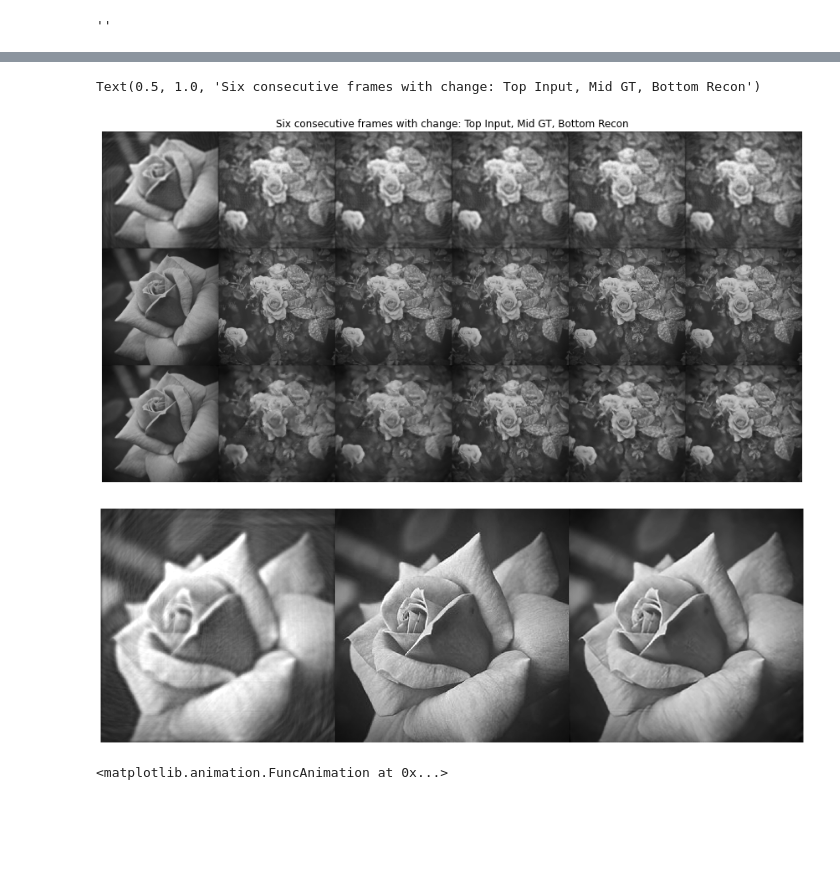
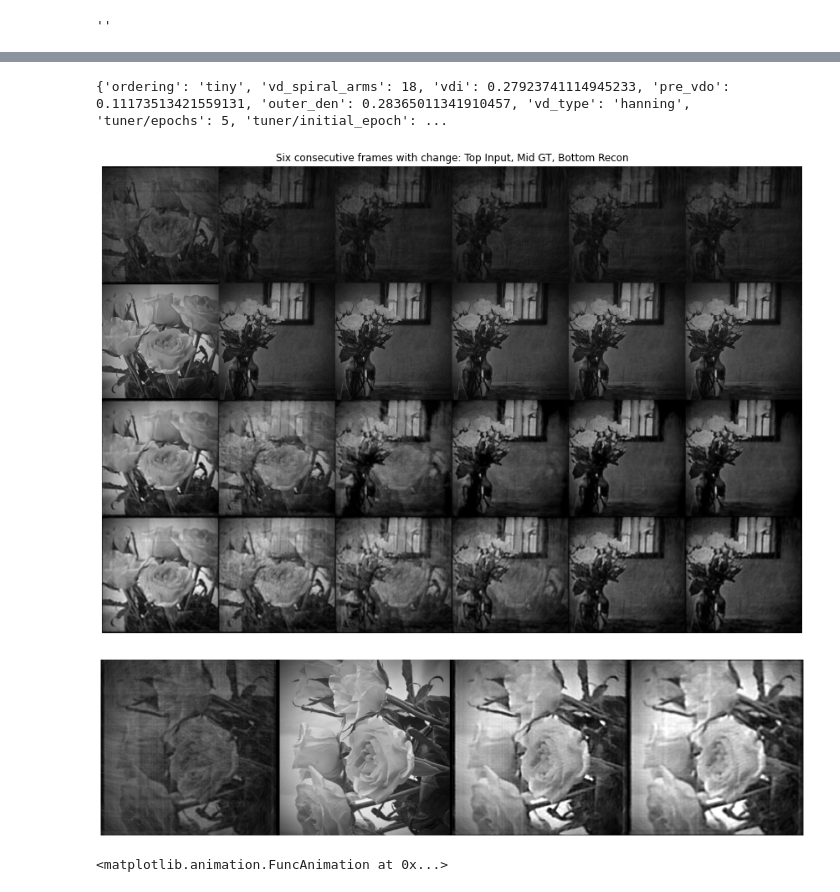
Before and after one commit to mrphys/HyperSLICE, a Jupyter notebook: hyperband_opti.ipynb, the cells around one changed output, grey strips where cells are left out. Saved outputs shown, nothing was run; the diff lists cells and outputs as text; code cells hidden in the pictures; blank space fills up the shorter version.

Commit message:
HyperBand optimisation working

```diff
--- a/hyperband_opti.ipynb
+++ b/hyperband_opti.ipynb
@@ -52,6 +54,7 @@ archive = tf.keras.utils.get_file(origin=dataset_url, extract=True)
 data_dir = pathlib.Path(archive).with_suffix('')
 # %%
 #Configuration
+DEBUG=True
 learning_rate=0.0001
 
 config_traj=preproc_traj.config_optimized_traj()
@@ -87,7 +90,11 @@ train_files=[]
 val_files=[]
 test_files=[]
 sorted_files=[x for x in sorted(list(map(str,data_dir.glob('roses/*'))))]
-n=len(sorted_files); ntrain=int(config['split'][0]*n); nval=int(config['split'][1]*n); ntest=int(np.ceil(config['split'][2]*n))
+if DEBUG:
+      n=20
+else:
+      n=len(sorted_files);
+ntrain=int(config['split'][0]*n); nval=int(config['split'][1]*n); ntest=int(np.ceil(config['split'][2]*n))
 
 train_files=sorted_files[:ntrain]
 val_files=sorted_files[ntrain:ntrain+nval]
@@ -299,3 +287,15 @@ leg = plt.legend()
+# %%
+config_best_traj=preproc_traj.config_optimized_traj()
+best_traj_config=best_hps.values
+config_best_traj['ordering']=best_traj_config['ordering']
+config_best_traj[ 'vd_spiral_arms']=best_traj_config[ 'vd_spiral_arms']
+config_best_traj['vd_inner_cutoff']=best_traj_config['vdi']
+config_best_traj['pre_vd_outer_cutoff']=best_traj_config['pre_vdo']
+config_best_traj['vd_outer_density']=best_traj_config['outer_den']
+config_best_traj['vd_type']=best_traj_config['vd_type']
+
+traj_function=preproc_traj.create_traj_fn(**config_best_traj)
+preproc_function=preproc_fastdvdnet.preprocessing_fn(**config_preproc)
 # %%
 #Save Configuration
 import json
@@ -317,45 +308,53 @@ with open(filename, 'w') as f:
 # %%
 #Inference
 #Preproc series 1
-kspace=preproc_natural_image(test_files[0])
+print(best_hps.values)
+model = tuner.hypermodel.build(best_hps)
+model.load_weights(checkpoint_filepath)
+kspace=preproc_natural_image(test_files[1])
 ds=tf.data.Dataset.from_tensors(kspace)
 image=traj_function(ds)
 for element in image:
   inputs_temp,gt_temp=preproc_function(element)
 #Preproc series 2
 kspace2=preproc_natural_image(test_files[2])
 ds2=tf.data.Dataset.from_tensors(kspace2)
 image2=traj_function(ds2)
 for element in image2:
   inputs_temp2,gt_temp2=preproc_function(element)
 
 #Run model on buffered 5 image in a series
 inputs=np.concatenate((inputs_temp,inputs_temp2),axis=2)
-gts=np.concatenate((gt_temp,gt_temp,gt_temp2,gt_temp2),axis=2)
+gts=np.concatenate((gt_temp,gt_temp2),axis=2)
 buffer=[]
 output=[]
+bestoutput=[]
 for pp in range(inputs.shape[-1]):
   buffer.append(inputs[:,:,pp])
   if pp>3:
     model_input=np.expand_dims(np.stack(buffer,axis=-1),axis=0)
     output.append(model(model_input))
+    bestoutput.append(best_model(model_input))
     buffer=buffer[1:]
 
 output=np.concatenate(output,axis=-1)
-plot_image=np.concatenate((inputs[:,:,4:],gts[:,:,4:],output[0,...]),axis=0)
+bestoutput=np.concatenate(bestoutput,axis=-1)
+plot_image=np.concatenate((inputs[:,:,4:],gts[:,:,4:],output[0,...],bestoutput[0,...]),axis=0)
 
 plt.figure(figsize=(15,12))
-start_frame=19
+start_frame=7
 plt.imshow(np.abs(np.concatenate((plot_image[:,:,start_frame],plot_image[:,:,start_frame+1],plot_image[:,:,start_frame+2],plot_image[:,:,start_frame+3],plot_image[:,:,start_frame+4],plot_image[:,:,start_frame+5]),axis=1)),cmap='gray')
 plt.axis('off')
 plt.title('Six consecutive frames with change: Top Input, Mid GT, Bottom Recon')
+savefilename=os.path.join(exp_dir,'fig_orientation_change')
+plt.savefig(savefilename)
 # %% [output]
-Text(0.5, 1.0, 'Six consecutive frames with change: Top Input, Mid GT, Bottom Recon')
+{'ordering': 'tiny', 'vd_spiral_arms': 18, 'vdi': 0.27923741114945233, 'pre_vdo': 0.11173513421559131, 'outer_den': 0.28365011341910457, 'vd_type': 'hanning', 'tuner/epochs': 5, 'tuner/initial_epoch': ...
-[figure, old version]
+[figure, new version]
 # %%
 #From Left to Right: Input, Ground Truth, Reconstructed.
 savepath=os.path.join(exp_dir,'video_orientation_change')
-display_func.plotVid(np.transpose(plot_image,axes=[1,0,2]),interval=55,savepath=savepath)
+display_func.plotVid(np.transpose(plot_image,axes=[1,0,2]),interval=55,vmin=0,vmax=1,savepath=savepath)
 # %% [output]
-[figure, old version]
+[figure, new version]
 <matplotlib.animation.FuncAnimation at 0x...>
```
Also changed, not shown: parts of 13 cells of this notebook, 5 other files.
